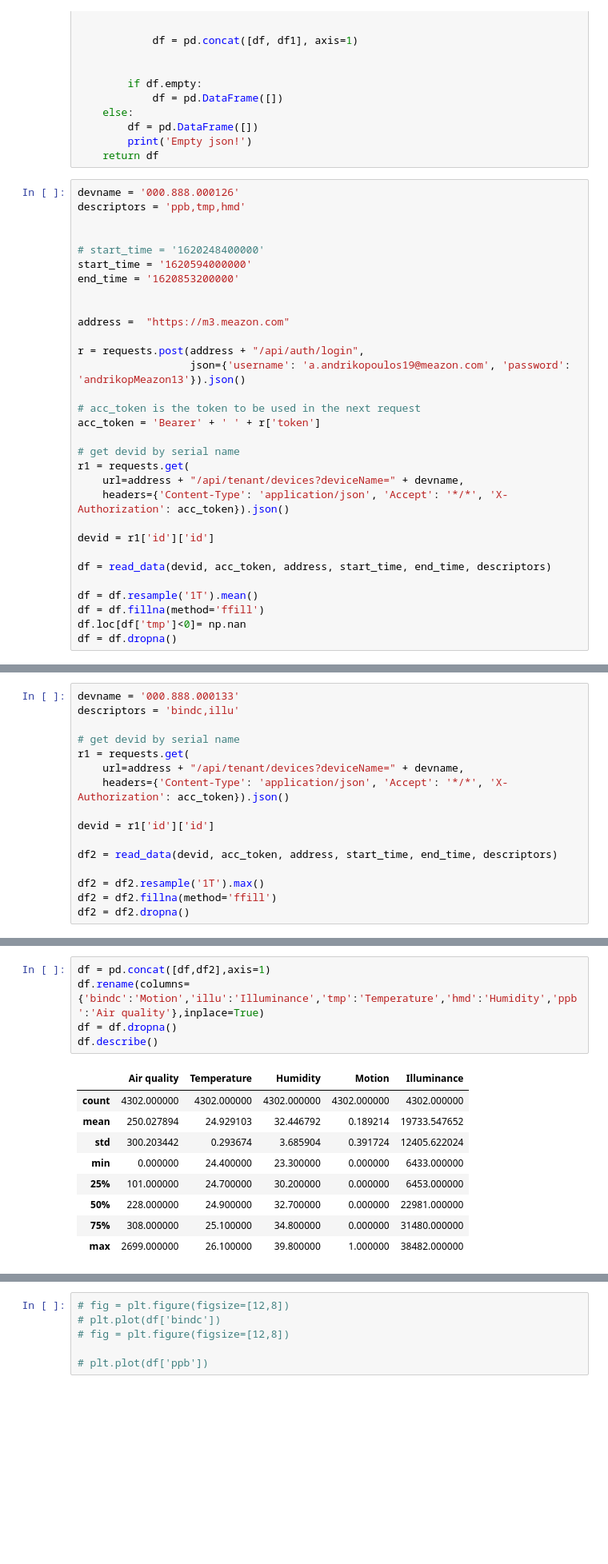
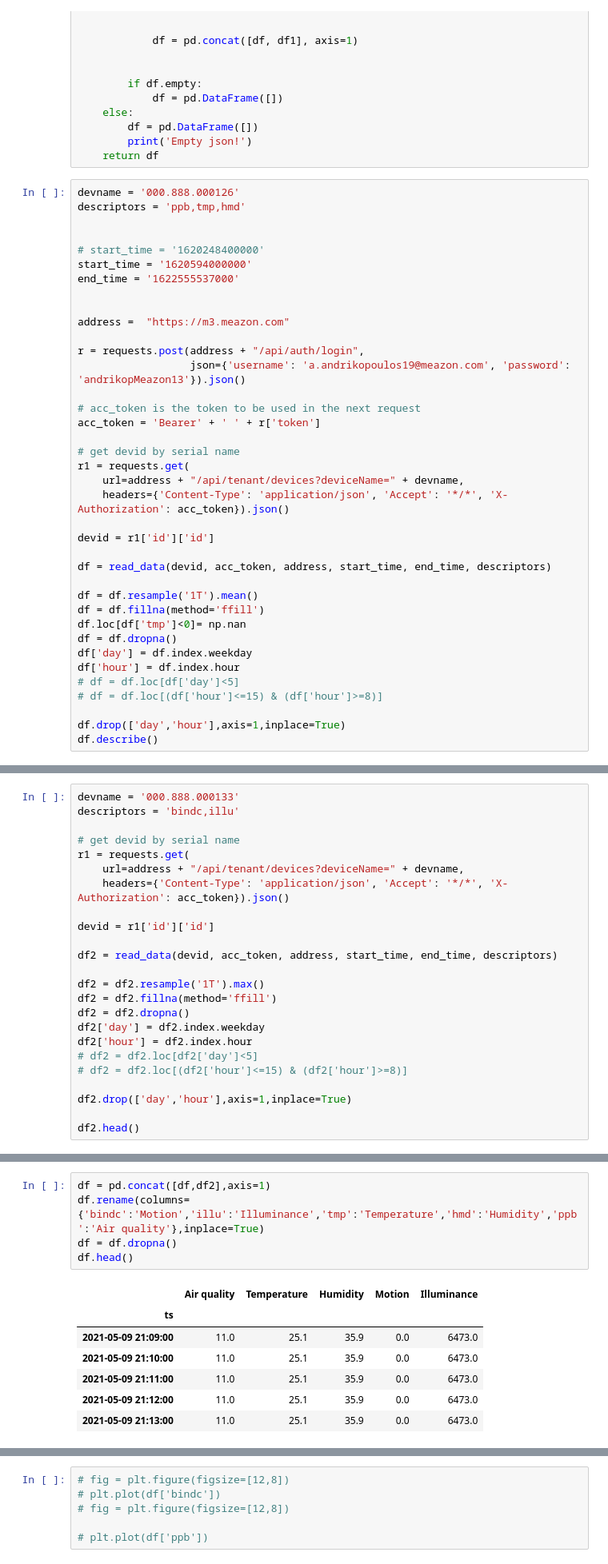
Before and after one commit to AimiliaPapagiannaki/thingsboard, a Jupyter notebook: m3/3o_dimotiko.ipynb, the cells around one changed output, grey strips where cells are left out. Shown at 80% size. Cells and saved outputs as stored; diff of their text form; blank space fills up the shorter version.

```diff
--- a/m3/3o_dimotiko.ipynb
+++ b/m3/3o_dimotiko.ipynb
@@ -57,7 +57,7 @@ descriptors = 'ppb,tmp,hmd'
 
 # start_time = '1620248400000'
 start_time = '1620594000000'
-end_time = '1620853200000'
+end_time = '1622555537000'
 
 
 address =  "https://m3.meazon.com"
@@ -81,3 +81,10 @@ df = df.resample('1T').mean()
 df = df.fillna(method='ffill')
 df.loc[df['tmp']<0]= np.nan
 df = df.dropna()
+df['day'] = df.index.weekday
+df['hour'] = df.index.hour
+# df = df.loc[df['day']<5]
+# df = df.loc[(df['hour']<=15) & (df['hour']>=8)]
+
+df.drop(['day','hour'],axis=1,inplace=True)
+df.describe()
@@ -97,3 +118,11 @@ df2 = read_data(devid, acc_token, address, start_time, end_time, descriptors)
 df2 = df2.resample('1T').max()
 df2 = df2.fillna(method='ffill')
 df2 = df2.dropna()
+df2['day'] = df2.index.weekday
+df2['hour'] = df2.index.hour
+# df2 = df2.loc[df2['day']<5]
+# df2 = df2.loc[(df2['hour']<=15) & (df2['hour']>=8)]
+
+df2.drop(['day','hour'],axis=1,inplace=True)
+
+df2.head()
@@ -100,15 +137,13 @@ df2 = df2.dropna()
 # %%
 df = pd.concat([df,df2],axis=1)
 df.rename(columns={'bindc':'Motion','illu':'Illuminance','tmp':'Temperature','hmd':'Humidity','ppb':'Air quality'},inplace=True)
 df = df.dropna()
-df.describe()
+df.head()
 # %% [output]
 |  | Air quality | Temperature | Humidity | Motion | Illuminance |
-| count | 4302.000000 | 4302.000000 | 4302.000000 | 4302.000000 | 4302.000000 |
-| mean | 250.027894 | 24.929103 | 32.446792 | 0.189214 | 19733.547652 |
-| std | 300.203442 | 0.293674 | 3.685904 | 0.391724 | 12405.622024 |
-| min | 0.000000 | 24.400000 | 23.300000 | 0.000000 | 6433.000000 |
-| 25% | 101.000000 | 24.700000 | 30.200000 | 0.000000 | 6453.000000 |
-| 50% | 228.000000 | 24.900000 | 32.700000 | 0.000000 | 22981.000000 |
-| 75% | 308.000000 | 25.100000 | 34.800000 | 0.000000 | 31480.000000 |
-| max | 2699.000000 | 26.100000 | 39.800000 | 1.000000 | 38482.000000 |
+| ts |  |  |  |  |  |
+| 2021-05-09 21:09:00 | 11.0 | 25.1 | 35.9 | 0.0 | 6473.0 |
+| 2021-05-09 21:10:00 | 11.0 | 25.1 | 35.9 | 0.0 | 6473.0 |
+| 2021-05-09 21:11:00 | 11.0 | 25.1 | 35.9 | 0.0 | 6473.0 |
+| 2021-05-09 21:12:00 | 11.0 | 25.1 | 35.9 | 0.0 | 6473.0 |
+| 2021-05-09 21:13:00 | 11.0 | 25.1 | 35.9 | 0.0 | 6473.0 |
```
Also changed, not shown: parts of 7 cells of this notebook.
